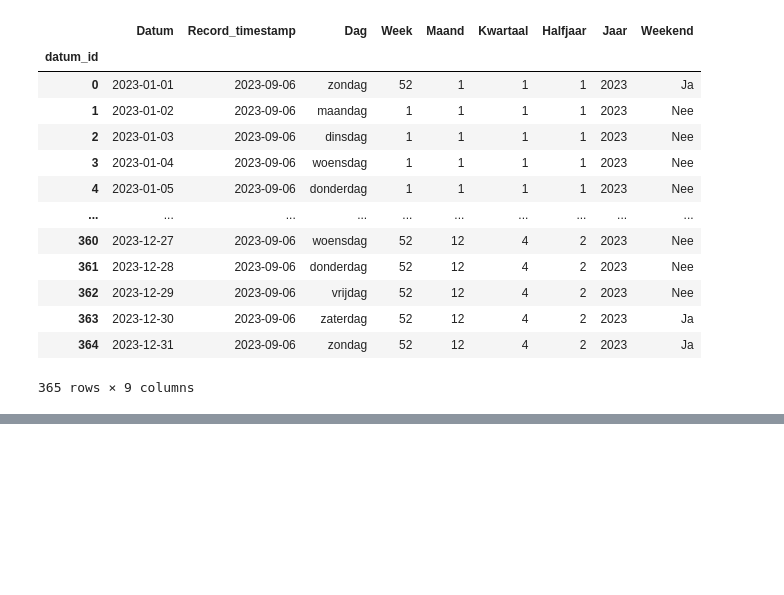
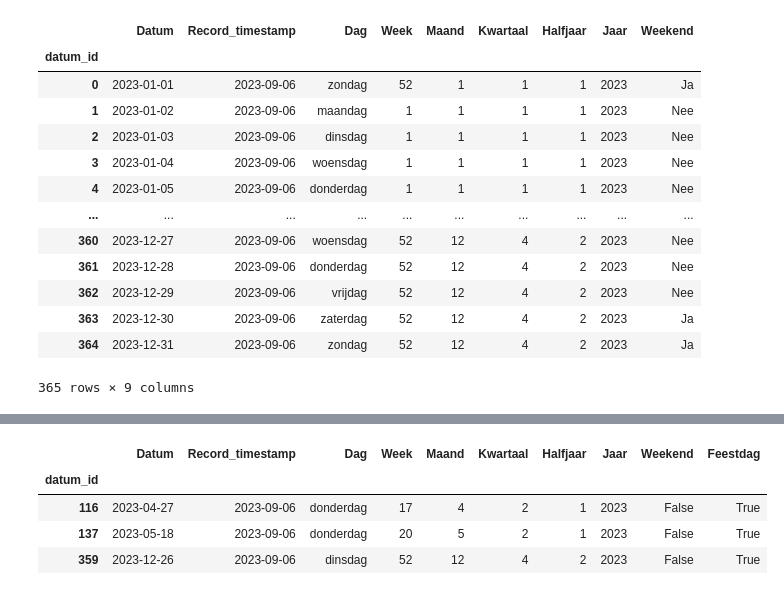
Before and after one commit to ayuksekdag/pandas_datedim, a Jupyter notebook: date_dim1.ipynb, the cells around one changed output, grey strips where cells are left out. Drawn from its saved outputs; the diff is of its cells as text; code cells hidden in the pictures; blank space fills up the shorter version.

Commit message:
test met filters

```diff
--- a/date_dim1.ipynb
+++ b/date_dim1.ipynb
@@ -82,0 +83,10 @@ df
+# %%
+filter_dagen = ['dinsdag','donderdag']
+filter_weekend = [True]
+df[df['Dag'].isin(filter) & df['Feestdag'].isin(filter_weekend)]
+# %% [output]
+|  | Datum | Record_timestamp | Dag | Week | Maand | Kwartaal | Halfjaar | Jaar | Weekend | Feestdag |
+| datum_id |  |  |  |  |  |  |  |  |  |  |
+| 116 | 2023-04-27 | 2023-09-06 | donderdag | 17 | 4 | 2 | 1 | 2023 | False | True |
+| 137 | 2023-05-18 | 2023-09-06 | donderdag | 20 | 5 | 2 | 1 | 2023 | False | True |
+| 359 | 2023-12-26 | 2023-09-06 | dinsdag | 52 | 12 | 4 | 2 | 2023 | False | True |
```
Also changed, not shown: parts of 2 cells of this notebook.
